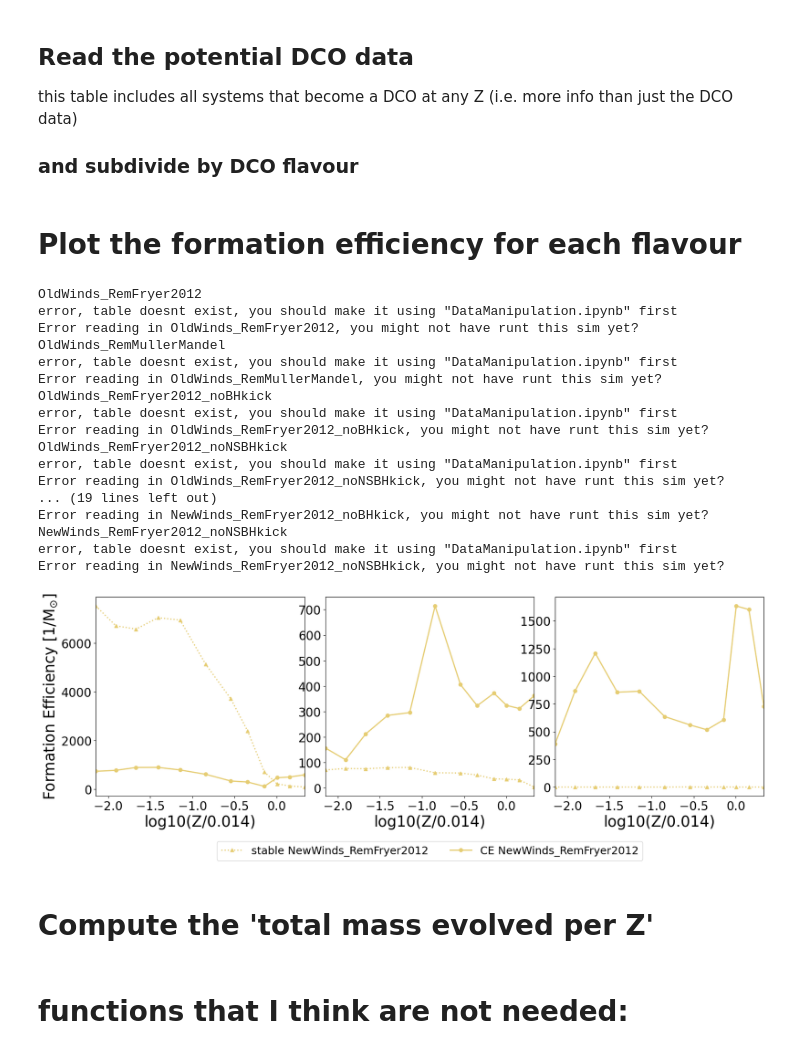
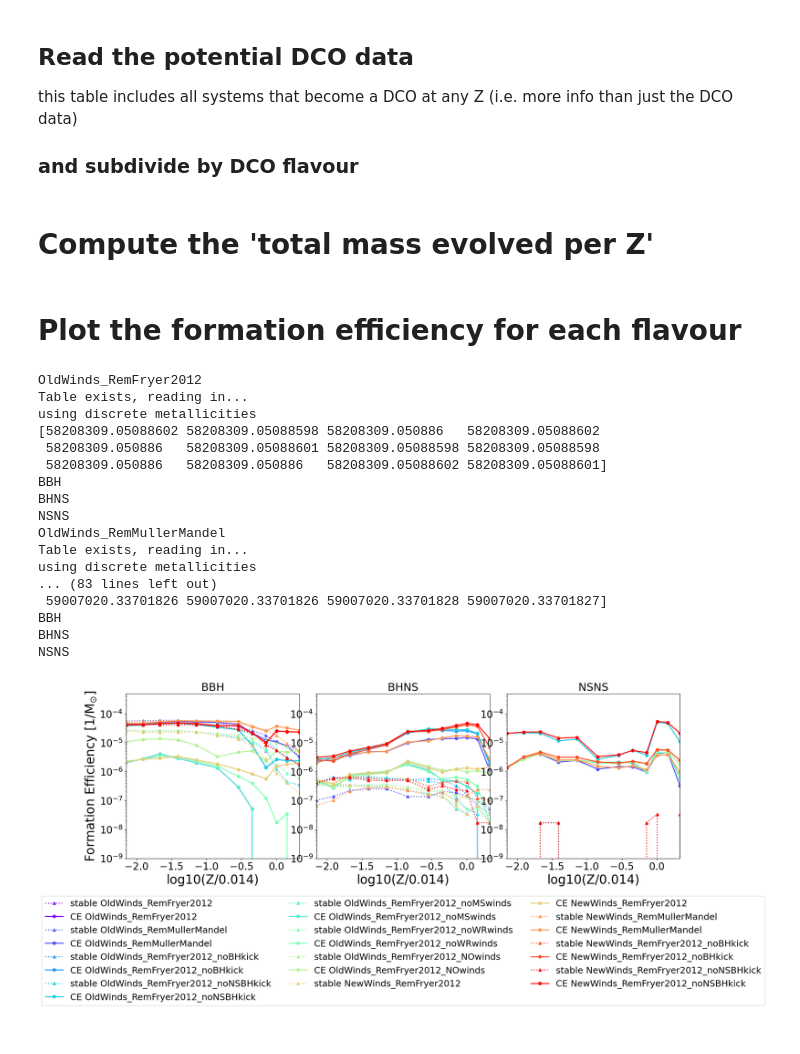
Before and after one commit to LiekeVanSon/ZdependentFormEff, a Jupyter notebook: code/Yield_CE_Stable.ipynb, the cells around one changed output. Cells and saved outputs as stored; diff of their text form; code cells hidden in the pictures.

Commit message:
cleaning up yield plot

```diff
--- a/code/Yield_CE_Stable.ipynb
+++ b/code/Yield_CE_Stable.ipynb
@@ -77,3 +77,5 @@ def get_merging_dcos(sim_name =  'NewWinds_RemFryer2012', prog_table_name = 'pot
     NSNS_progenitors = potential_DCO_progenitors[merging_NSNS_bool]
 
     return [BBH_progenitors, BHNS_progenitors, NSNS_progenitors]
+# %% [markdown]
+# Compute the 'total mass evolved per Z'
@@ -95,7 +308,6 @@ DCO_flavors         = ["BBH", "BHNS", "NSNS"]
 cmap = mpl.colormaps['rainbow']
 colors = cmap(np.linspace(0, 1, len(sim_flags_dict.keys())) )
 
-
 #########################
 # loop over all simulations
 for s, sim_name in enumerate(sim_flags_dict.keys()):
@@ -106,6 +318,8 @@ for s, sim_name in enumerate(sim_flags_dict.keys()):
     except:
         print(f"Error reading in {sim_name}, you might not have runt this sim yet?")
         continue
+
+    totalMassEvolvedPerMetallicity = totalMassEvolvedPerZ(f'{datar_root}/{sim_name}/COMPAS_Output_combinedZ.h5', sampleSize=2000000)
 
     #########################
     # Loop over the axes and DCO flavors
@@ -128,51 +342,52 @@ for s, sim_name in enumerate(sim_flags_dict.keys()):
             stable_group_lengths    = [sum(group['mixture_weight'][group['CE_Event_Counter'] == 0]) for Z, group in grouped_byZ]
             CE_group_lengths        = [sum(group['mixture_weight'][group['CE_Event_Counter'] > 0]) for Z, group in grouped_byZ]
 
         else:
             # count the number of systems in each group for all, CE and stable channel
             All_group_lengths       = [len(group) for Z, group in grouped_byZ]
             stable_group_lengths    = [len(group[group['CE_Event_Counter'] == 0]) for Z, group in grouped_byZ]
             CE_group_lengths        = [len(group[group['CE_Event_Counter'] > 0]) for Z, group in grouped_byZ]
 
         # Plot the number of DCO mergers as a function of metallicity
-        ax.plot(np.log10(Z_values/0.014), stable_group_lengths, label = f'stable {sim_name}' , lw = 2, ls = ':', marker = '^', color = colors[s])
-        ax.plot(np.log10(Z_values/0.014), CE_group_lengths, label = f'CE {sim_name}', lw = 2, ls = '-', marker = 'o', color = colors[s])
+        ax.plot(np.log10(Z_values/0.014), stable_group_lengths/totalMassEvolvedPerMetallicity, label = f'stable {sim_name}' , lw = 2, ls = ':', marker = '^', color = colors[s])
+        ax.plot(np.log10(Z_values/0.014), CE_group_lengths/totalMassEvolvedPerMetallicity, label = f'CE {sim_name}', lw = 2, ls = '-', marker = 'o', color = colors[s])
 
         #####
         # plotvalues
+        ax.set_title(f'{flavor}', fontsize = 22)
+
         ax.set_xlim(np.log10(1e-4/0.014),np.log10(0.03/0.014))
         ax.set_xlabel('log10(Z/0.014)', fontsize = 25)
-        # ax.set_ylim(1e-9,5e-4)
+        ax.set_yscale('log')
+        ax.set_ylim(1e-9,5e-4)
         ax.tick_params(axis='both', which='major', labelsize=20)     # increase  tick labels
         ax.tick_params(axis='both', which='minor', labelsize=20)
 
 #########################
 # plotvalues
 fig.subplots_adjust(hspace=0.25, wspace=0.1)
 axes[0].set_ylabel("Formation Efficiency [1/$\mathrm{M_{\odot}}$]", fontsize =25)
 
 axes[1].legend(bbox_to_anchor=(0.5, -0.2), loc='upper center', fontsize = 18, ncols = 3)
 
 plt.savefig(f'../plots/{compas_v}/Yield_variations.pdf', bbox_inches='tight')
 plt.show()
 # %% [output]
 OldWinds_RemFryer2012
-error, table doesnt exist, you should make it using "DataManipulation.ipynb" first
-Error reading in OldWinds_RemFryer2012, you might not have runt this sim yet?
+Table exists, reading in...
+using discrete metallicities
+[58208309.05088602 58208309.05088598 58208309.050886   58208309.05088602
+ 58208309.050886   58208309.05088601 58208309.05088598 58208309.05088598
+ 58208309.050886   58208309.050886   58208309.05088602 58208309.05088601]
+BBH
+BHNS
+NSNS
 OldWinds_RemMullerMandel
-error, table doesnt exist, you should make it using "DataManipulation.ipynb" first
-Error reading in OldWinds_RemMullerMandel, you might not have runt this sim yet?
-OldWinds_RemFryer2012_noBHkick
-error, table doesnt exist, you should make it using "DataManipulation.ipynb" first
-Error reading in OldWinds_RemFryer2012_noBHkick, you might not have runt this sim yet?
-OldWinds_RemFryer2012_noNSBHkick
-error, table doesnt exist, you should make it using "DataManipulation.ipynb" first
-Error reading in OldWinds_RemFryer2012_noNSBHkick, you might not have runt this sim yet?
-... (19 lines left out)
-Error reading in NewWinds_RemFryer2012_noBHkick, you might not have runt this sim yet?
-NewWinds_RemFryer2012_noNSBHkick
-error, table doesnt exist, you should make it using "DataManipulation.ipynb" first
-Error reading in NewWinds_RemFryer2012_noNSBHkick, you might not have runt this sim yet?
+Table exists, reading in...
+using discrete metallicities
+... (83 lines left out)
+ 59007020.33701826 59007020.33701826 59007020.33701828 59007020.33701827]
+BBH
+BHNS
+NSNS
-[figure, old version]
+[figure, new version]
-# %% [markdown]
-# Compute the 'total mass evolved per Z'
@@ -611,2 +393,0 @@ def retrieveNbinariesEvolvedPerZ(path):  # /floor added this function to replace
-# %% [markdown]
-# functions that I think are not needed:
```
Also changed, not shown: parts of 6 cells of this notebook, 2 other files.
